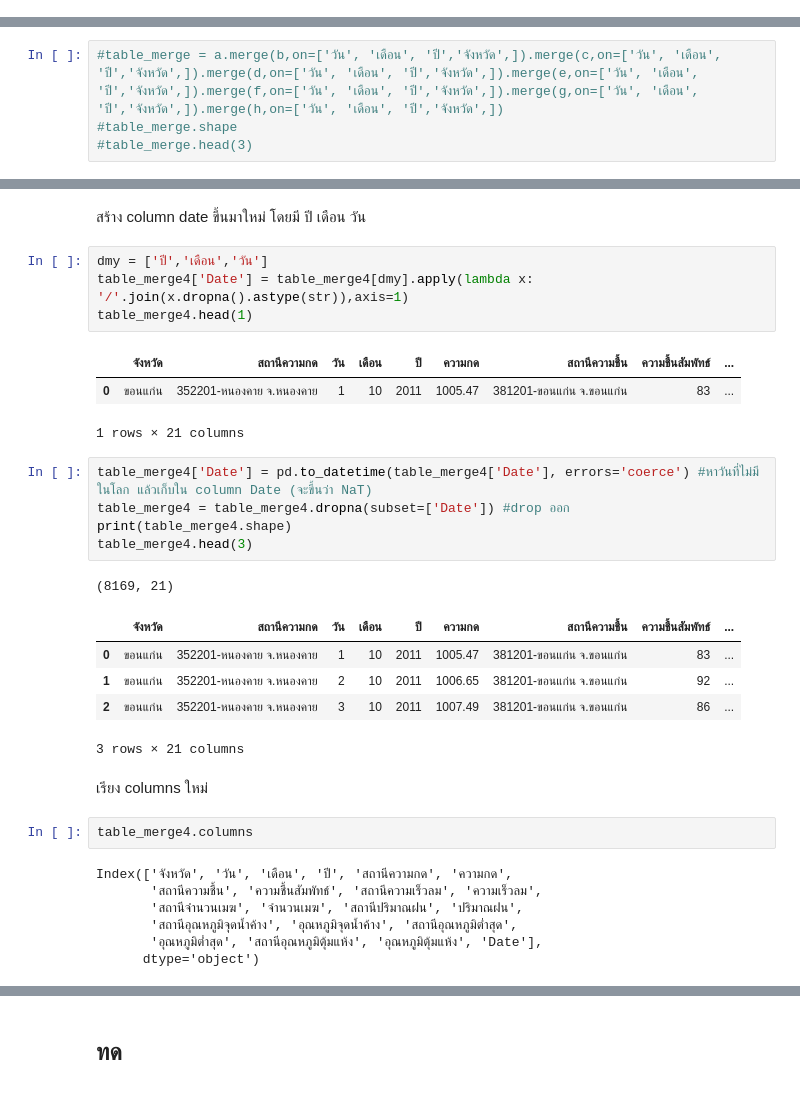
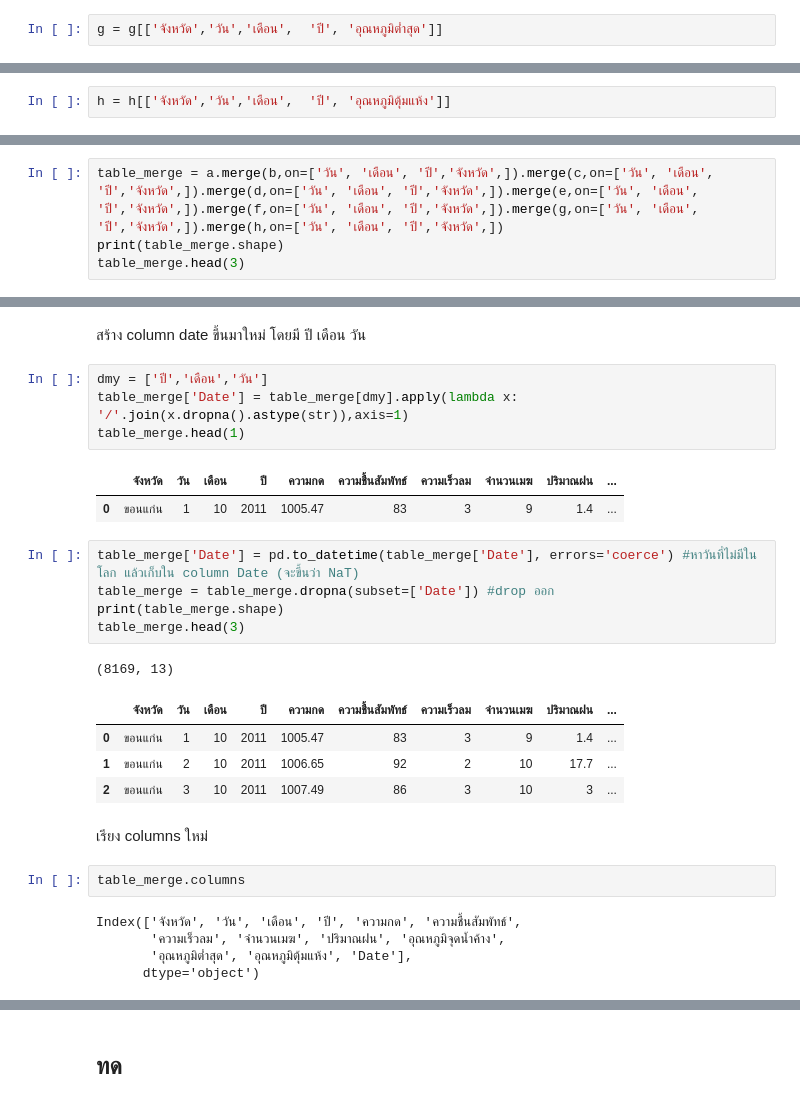
Before and after one commit to gxilly/bsc_dpdm22, a Jupyter notebook: QUIZ_GROUP.ipynb, the cells around one changed output, grey strips where cells are left out. Cells and saved outputs as stored; diff of their text form.

```diff
--- a/QUIZ_GROUP.ipynb
+++ b/QUIZ_GROUP.ipynb
@@ -1525,14 +1539,18 @@ f = pd.concat(framesf)
 # %%
 framesg = [gkn, gnn, gln, gskn, gnkn]
 g = pd.concat(framesg)
+# %%
+g = g[['จังหวัด','วัน','เดือน',  'ปี', 'อุณหภูมิต่ำสุด']]
 # %% [markdown]
 อุณหภูมิตุ้มแห้ง
 # %%
 framesh = [hkn, hnn, hln, hskn, hnkn]
 h = pd.concat(framesh)
+# %%
+h = h[['จังหวัด','วัน','เดือน',  'ปี', 'อุณหภูมิตุ้มแห้ง']]
 # %% [markdown]
 # merge
 # %%
-#table_merge = a.merge(b,on=['วัน', 'เดือน', 'ปี','จังหวัด',]).merge(c,on=['วัน', 'เดือน', 'ปี','จังหวัด',]).merge(d,on=['วัน', 'เดือน', 'ปี','จังหวัด',]).merge(e,on=['วัน', 'เดือน', 'ปี','จังหวัด',]).merge(f,on=['วัน', 'เดือน', 'ปี','จังหวัด',]).merge(g,on=['วัน', 'เดือน', 'ปี','จังหวัด',]).merge(h,on=['วัน', 'เดือน', 'ปี','จังหวัด',])
-#table_merge.shape
-#table_merge.head(3)
+table_merge = a.merge(b,on=['วัน', 'เดือน', 'ปี','จังหวัด',]).merge(c,on=['วัน', 'เดือน', 'ปี','จังหวัด',]).merge(d,on=['วัน', 'เดือน', 'ปี','จังหวัด',]).merge(e,on=['วัน', 'เดือน', 'ปี','จังหวัด',]).merge(f,on=['วัน', 'เดือน', 'ปี','จังหวัด',]).merge(g,on=['วัน', 'เดือน', 'ปี','จังหวัด',]).merge(h,on=['วัน', 'เดือน', 'ปี','จังหวัด',])
+print(table_merge.shape)
+table_merge.head(3)
@@ -1554,33 +1578,29 @@ table_merge4.shape
 สร้าง column date ขึ้นมาใหม่ โดยมี ปี เดือน วัน
 # %%
 dmy = ['ปี','เดือน','วัน']
-table_merge4['Date'] = table_merge4[dmy].apply(lambda x: '/'.join(x.dropna().astype(str)),axis=1)
-table_merge4.head(1)
+table_merge['Date'] = table_merge[dmy].apply(lambda x: '/'.join(x.dropna().astype(str)),axis=1)
+table_merge.head(1)
 # %% [output]
-|  | จังหวัด | สถานีความกด | วัน | เดือน | ปี | ความกด | สถานีความชื้น | ความชื้นสัมพัทธ์ | ... |
-| 0 | ขอนแก่น | 352201-หนองคาย จ.หนองคาย | 1 | 10 | 2011 | 1005.47 | 381201-ขอนแก่น จ.ขอนแก่น | 83 | ... |
+|  | จังหวัด | วัน | เดือน | ปี | ความกด | ความชื้นสัมพัทธ์ | ความเร็วลม | จำนวนเมฆ | ปริมาณฝน | ... |
+| 0 | ขอนแก่น | 1 | 10 | 2011 | 1005.47 | 83 | 3 | 9 | 1.4 | ... |
-1 rows × 21 columns
 # %%
-table_merge4['Date'] = pd.to_datetime(table_merge4['Date'], errors='coerce') #หาวันที่ไม่มีในโลก แล้วเก็บใน column Date (จะขึ้นว่า NaT)
-table_merge4 = table_merge4.dropna(subset=['Date']) #drop ออก
-print(table_merge4.shape)
-table_merge4.head(3)
+table_merge['Date'] = pd.to_datetime(table_merge['Date'], errors='coerce') #หาวันที่ไม่มีในโลก แล้วเก็บใน column Date (จะขึ้นว่า NaT)
+table_merge = table_merge.dropna(subset=['Date']) #drop ออก
+print(table_merge.shape)
+table_merge.head(3)
 # %% [output]
-(8169, 21)
+(8169, 13)
-|  | จังหวัด | สถานีความกด | วัน | เดือน | ปี | ความกด | สถานีความชื้น | ความชื้นสัมพัทธ์ | ... |
-| 0 | ขอนแก่น | 352201-หนองคาย จ.หนองคาย | 1 | 10 | 2011 | 1005.47 | 381201-ขอนแก่น จ.ขอนแก่น | 83 | ... |
-| 1 | ขอนแก่น | 352201-หนองคาย จ.หนองคาย | 2 | 10 | 2011 | 1006.65 | 381201-ขอนแก่น จ.ขอนแก่น | 92 | ... |
-| 2 | ขอนแก่น | 352201-หนองคาย จ.หนองคาย | 3 | 10 | 2011 | 1007.49 | 381201-ขอนแก่น จ.ขอนแก่น | 86 | ... |
+|  | จังหวัด | วัน | เดือน | ปี | ความกด | ความชื้นสัมพัทธ์ | ความเร็วลม | จำนวนเมฆ | ปริมาณฝน | ... |
+| 0 | ขอนแก่น | 1 | 10 | 2011 | 1005.47 | 83 | 3 | 9 | 1.4 | ... |
+| 1 | ขอนแก่น | 2 | 10 | 2011 | 1006.65 | 92 | 2 | 10 | 17.7 | ... |
+| 2 | ขอนแก่น | 3 | 10 | 2011 | 1007.49 | 86 | 3 | 10 | 3 | ... |
-3 rows × 21 columns
 # %% [markdown]
 เรียง columns ใหม่
 # %%
-table_merge4.columns
+table_merge.columns
 # %% [output]
-Index(['จังหวัด', 'วัน', 'เดือน', 'ปี', 'สถานีความกด', 'ความกด',
-       'สถานีความชื้น', 'ความชื้นสัมพัทธ์', 'สถานีความเร็วลม', 'ความเร็วลม',
-       'สถานีจำนวนเมฆ', 'จำนวนเมฆ', 'สถานีปริมาณฝน', 'ปริมาณฝน',
-       'สถานีอุณหภูมิจุดน้ำค้าง', 'อุณหภูมิจุดน้ำค้าง', 'สถานีอุณหภูมิต่ำสุด',
-       'อุณหภูมิต่ำสุด', 'สถานีอุณหภูมิตุ้มแห้ง', 'อุณหภูมิตุ้มแห้ง', 'Date'],
+Index(['จังหวัด', 'วัน', 'เดือน', 'ปี', 'ความกด', 'ความชื้นสัมพัทธ์',
+       'ความเร็วลม', 'จำนวนเมฆ', 'ปริมาณฝน', 'อุณหภูมิจุดน้ำค้าง',
+       'อุณหภูมิต่ำสุด', 'อุณหภูมิตุ้มแห้ง', 'Date'],
       dtype='object')
 # %%
```
Also changed, not shown: parts of 16 cells of this notebook.
